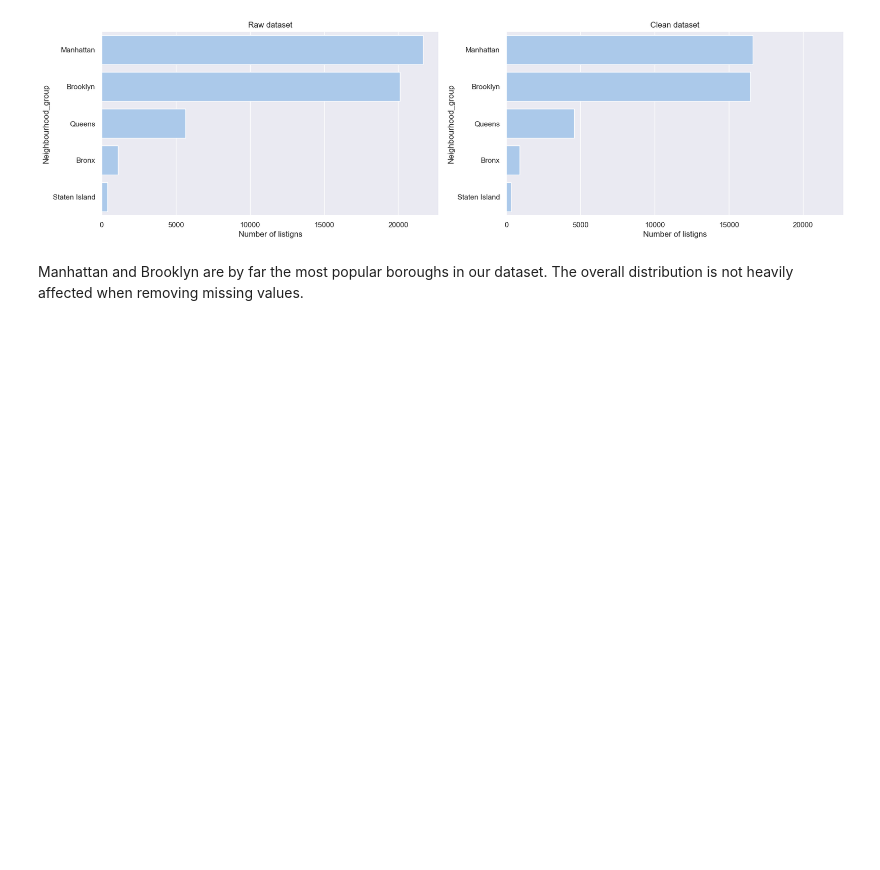
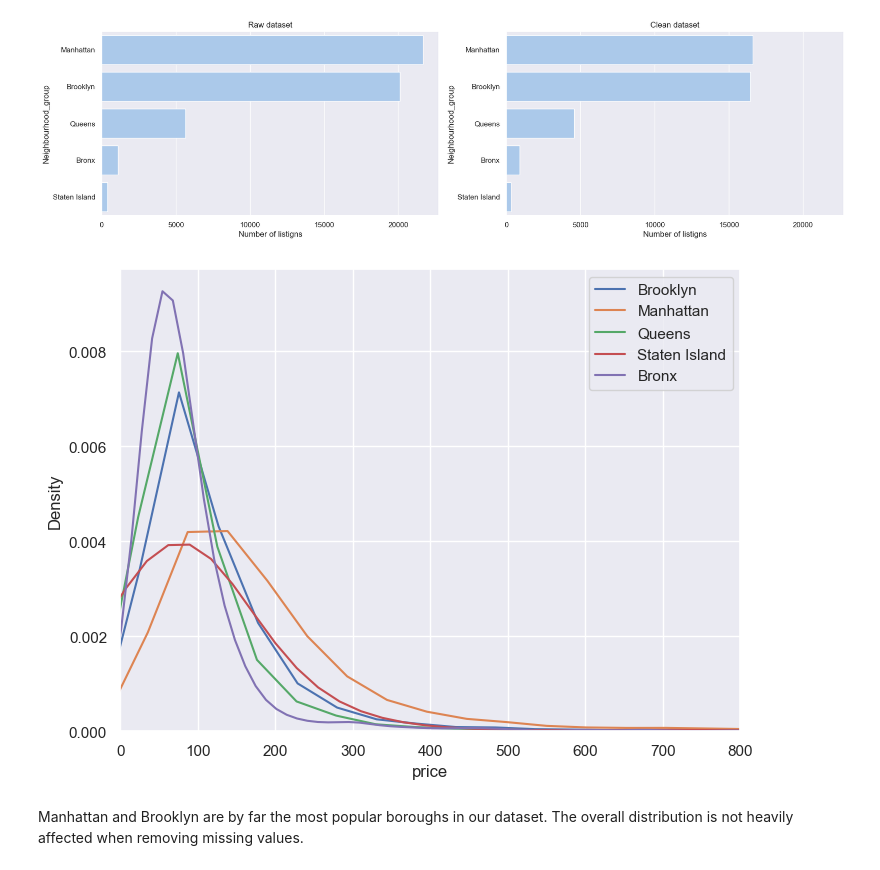
Before and after one commit to Plunksbar/VA-Final_Lab, a Jupyter notebook: data_exploration.ipynb, the cells around one changed output. Drawn from its saved outputs; the diff is of its cells as text; code cells hidden in the pictures; blank space fills up the shorter version.

```diff
--- a/data_exploration.ipynb
+++ b/data_exploration.ipynb
@@ -160,6 +160,15 @@ New York boroughs:
 comparison_count(df, clean_df, "neighbourhood_group", figsize=(20,5))
 # %% [output]
 [figure]
+# %%
+fig, ax = plt.subplots(figsize=(8,6))
+for borough in df.neighbourhood_group.unique():
+    sns.kdeplot(df[df['neighbourhood_group'] == borough]['price'], ax=ax, label=borough)
+ax.set_xlim(0, 800)
+plt.legend()
+plt.show()
+# %% [output]
+[figure, added]
 # %% [markdown]
 Manhattan and Brooklyn are by far the most popular boroughs in our dataset. The overall distribution is not heavily affected when removing missing values.
 # %% [markdown]
```
Also changed, not shown: 1 other file.
